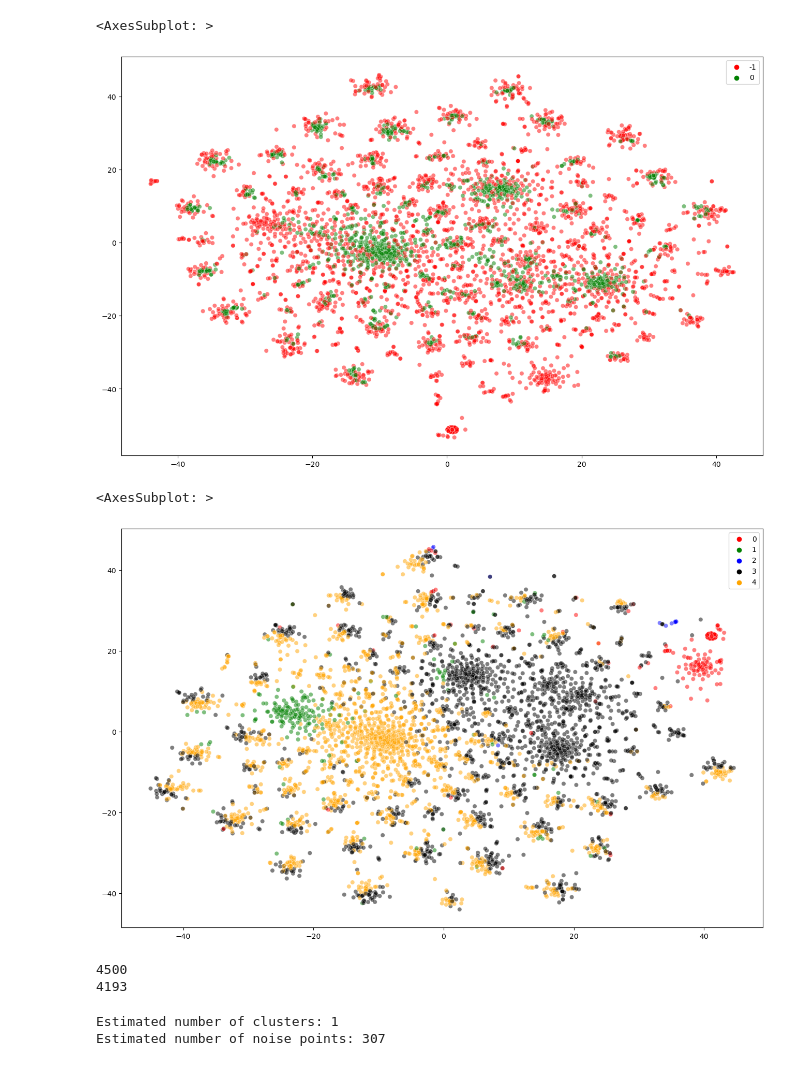
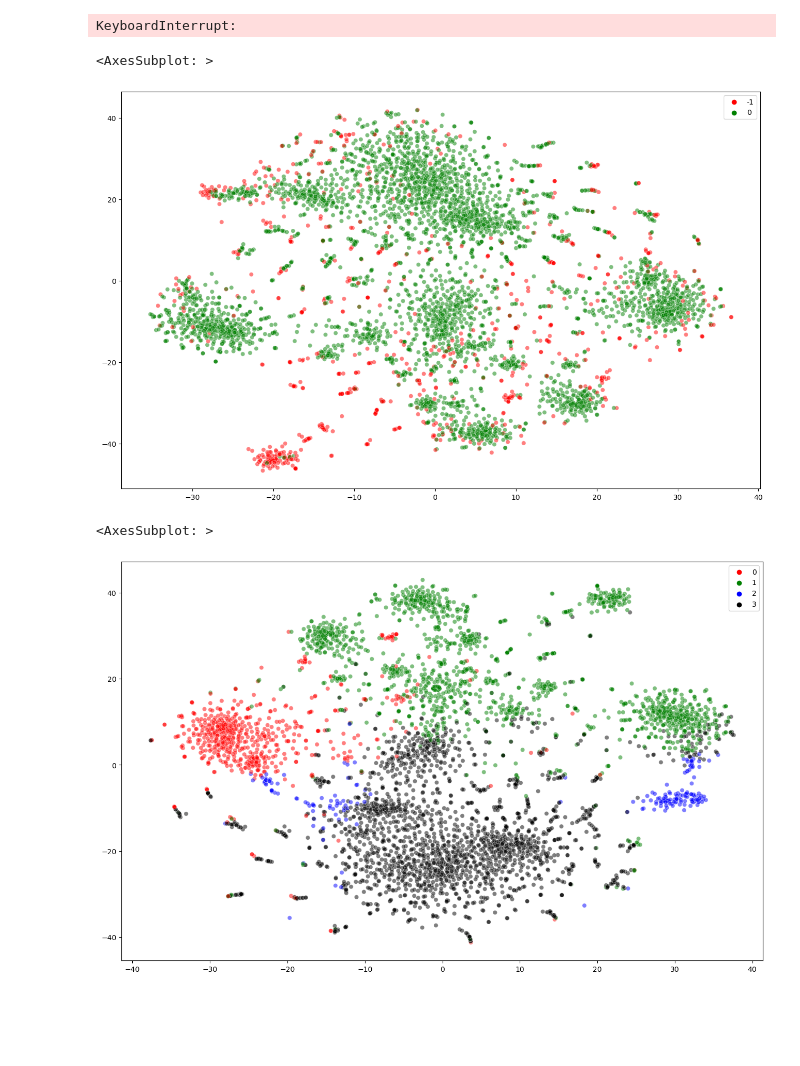
Before and after one commit to MichaelWrana/GLUE, a Jupyter notebook: Clustering.ipynb, the cells around one changed output. Drawn from its saved outputs; the diff is of its cells as text; code cells hidden in the pictures; blank space fills up the shorter version.

Commit message:
updated clustering code

```diff
--- a/Clustering.ipynb
+++ b/Clustering.ipynb
@@ -28,8 +28,9 @@ def process_traces(class_id):
     mean = np.mean(lengths)
     std = np.std(lengths)
 
-    # remove outliers
+    # remove outliers and NaN entries
     X = [trace for trace in X if abs(len(trace) - mean) < 1.5*std]
+    X = [trace[~np.isnan(trace)] for trace in X]
 
     # 2 methods for making the traces all the same length
     lengths = [len(trace) for trace in X]
@@ -47,22 +74,35 @@ def process_traces(class_id):
+# %%
+n_clusters = 2
+shapelets = generate_centroids(n_clusters, "min")
+for n in range(n_clusters):
+    clusters = [shapelets[key][n] for key in shapelets]
+
+    filename = '../results/shapelets/' + 'num=' + str(n_clusters) + '.' + str(n) + 'size=1'
+
+    with open(filename, 'wb') as f:
+        pickle.dump(clusters, f)
+# %% [output]
+KeyboardInterrupt:
 # %%
 X_minlen, X_maxlen = process_traces(2)
 tsne = TSNE(n_components=2, perplexity=50, n_iter=1000)
-tsne_results = tsne.fit_transform(X_minlen)
+tsne_results = tsne.fit_transform(X_maxlen)
 dbscan = DBSCAN(eps=0.8, min_samples=100)
-clustering = dbscan.fit_predict(X_minlen)
+clustering = dbscan.fit_predict(X_maxlen)
 plt.figure(figsize=(16,10))
 sns.scatterplot(x=tsne_results[:,0],y=tsne_results[:,1],hue=clustering,palette=["red", "green", "blue", "black", "orange"], alpha=0.5)
 # %% [output]
 <AxesSubplot: >
-[figure, old version]
+[figure, new version]
 # %%
-X_minlen, X_maxlen = process_traces(2)
+X_maxlen, X_minlen = process_traces(2)
+
 tsne = TSNE(n_components=2, perplexity=50, n_iter=1000)
 tsne_results = tsne.fit_transform(X_minlen)
-kmeans = KMeans(n_clusters=5)
+kmeans = KMeans(n_clusters=4)
 clustering = kmeans.fit_predict(X_minlen)
 plt.figure(figsize=(16,10))
 sns.scatterplot(x=tsne_results[:,0],y=tsne_results[:,1],hue=clustering,palette=["red", "green", "blue", "black", "orange"], alpha=0.5)
 # %% [output]
 <AxesSubplot: >
-[figure, old version]
+[figure, new version]
@@ -89,41 +108,0 @@ sns.scatterplot(x=tsne_results[:,0],y=tsne_results[:,1],hue=clustering,palette=[
-# %%
-X = traces[0]
-
-print(len(X))
-
-lengths = [len(trace) for trace in X]
-mean = np.mean(lengths)
-std = np.std(lengths)
-
-# remove outliers
-X = [trace for trace in X if abs(len(trace) - mean) < 1.5*std]
-
-print(len(X))
-
-# 2 methods for making the traces all the same length
-lengths = [len(trace) for trace in X]
-max_len = max(lengths)
-min_len = min(lengths)
-X_maxlen = np.empty(shape=(4500, max_len))
-X_minlen = np.empty(shape=(4500, min_len))
-
-for i, trace in enumerate(X):
-    test = np.zeros(max_len - len(trace))
-    X_maxlen[i] = np.append(trace, np.zeros(max_len - len(trace)))
-    X_minlen[i] = trace[:min_len]
-# %% [output]
-4500
-4193
-# %%
-db = DBSCAN(eps=20, min_samples=500).fit(X_minlen)
-labels = db.labels_
-
-# Number of clusters in labels, ignoring noise if present.
-n_clusters_ = len(set(labels)) - (1 if -1 in labels else 0)
-n_noise_ = list(labels).count(-1)
-
-print("Estimated number of clusters: %d" % n_clusters_)
-print("Estimated number of noise points: %d" % n_noise_)
-# %% [output]
-Estimated number of clusters: 1
-Estimated number of noise points: 307
```
Also changed, not shown: parts of 3 cells of this notebook, 2 other files.
